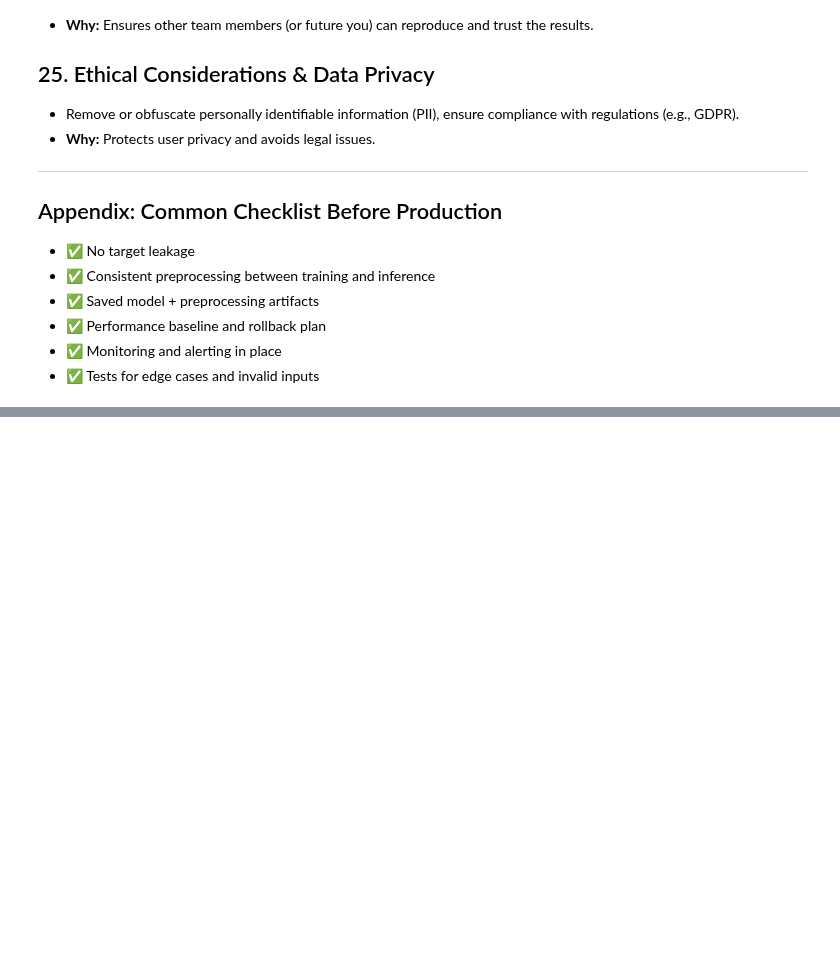
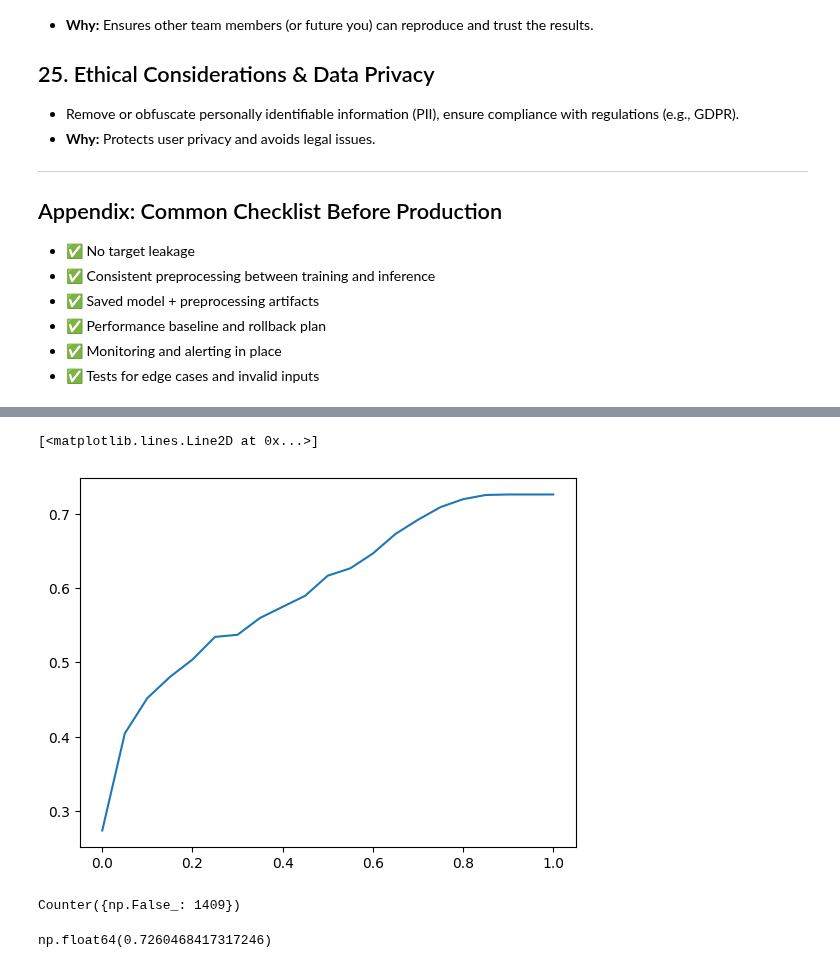
Before and after one commit to FirstBML/Machine-Learning-1st-Assigmnment, a Jupyter notebook: Homework/Modules/Logistics_Regression.ipynb, the cells around one changed output, grey strips where cells are left out. Cells and saved outputs as stored; diff of their text form; code cells hidden in the pictures; blank space fills up the shorter version.

```diff
--- a/Homework/Modules/module3:Logistic_reghression.ipynb
+++ b/Homework/Modules/Logistics_Regression.ipynb
@@ -1182,0 +1197,9 @@ This document lists step-by-step actions (no code) and explains **WHY** each ste
+# %%
+# Manual Accuracy score check. we do not actually need this since it can be done with a module above
+threshod = np.linspace(0, 1, 21)
+
+scores = []
+for t in threshod:
+    score = accuracy_score(y_val, y_pred >= t)
+    print('%.2f %.3f' % (t, score))
+    scores.append(score)
@@ -1182,0 +1224,16 @@ This document lists step-by-step actions (no code) and explains **WHY** each ste
+# %%
+import matplotlib.pyplot as plt
+plt.plot(threshod, scores)
+# %% [output]
+[<matplotlib.lines.Line2D at 0x...>]
+[figure, added]
+# %%
+from collections import Counter
+
+Counter(y_pred >= 1.0)
+# %% [output]
+Counter({np.False_: 1409})
+# %%
+1 - y_val.mean()
+# %% [output]
+np.float64(0.7260468417317246)
```
Also changed, not shown: parts of 27 cells of this notebook, 3 other files.
